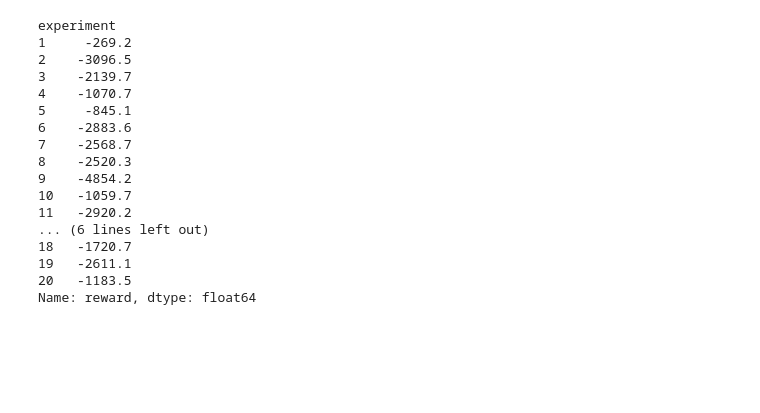
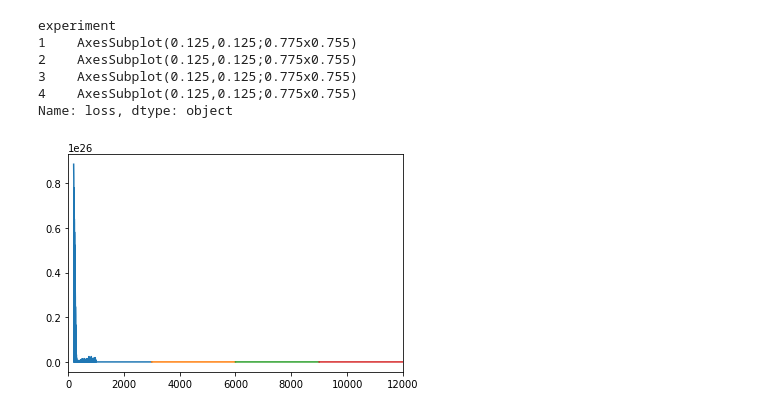
Before and after one commit to iknow1988/MAMIF, a Jupyter notebook: bat_simulation/notebooks/Untitled.ipynb, the cells around one changed output. Drawn from its saved outputs; the diff is of its cells as text; code cells hidden in the pictures; blank space fills up the shorter version.

```diff
--- a/bat_simulation/notebooks/Untitled.ipynb
+++ b/bat_simulation/notebooks/Untitled.ipynb
@@ -28,21 +18,14 @@ Name: reward, dtype: float64
-# %%
-df.groupby('experiment')['reward'].sum()
-# %% [output]
-experiment
-1     -269.2
-2    -3096.5
-3    -2139.7
-4    -1070.7
-5     -845.1
-6    -2883.6
-7    -2568.7
-8    -2520.3
-9    -4854.2
-10   -1059.7
-11   -2920.2
-... (6 lines left out)
-18   -1720.7
-19   -2611.1
-20   -1183.5
-Name: reward, dtype: float64
+# %%
+
+
+df[df.experiment<5].groupby('experiment')['loss'].plot()
+# df.groupby('experiment')['reward'].sum()
+# %% [output]
+experiment
+1    AxesSubplot(0.125,0.125;0.775x0.755)
+2    AxesSubplot(0.125,0.125;0.775x0.755)
+3    AxesSubplot(0.125,0.125;0.775x0.755)
+4    AxesSubplot(0.125,0.125;0.775x0.755)
+Name: loss, dtype: object
+[figure, added]
 # %%
```
Also changed, not shown: parts of 4 cells of this notebook, 6 other files.
